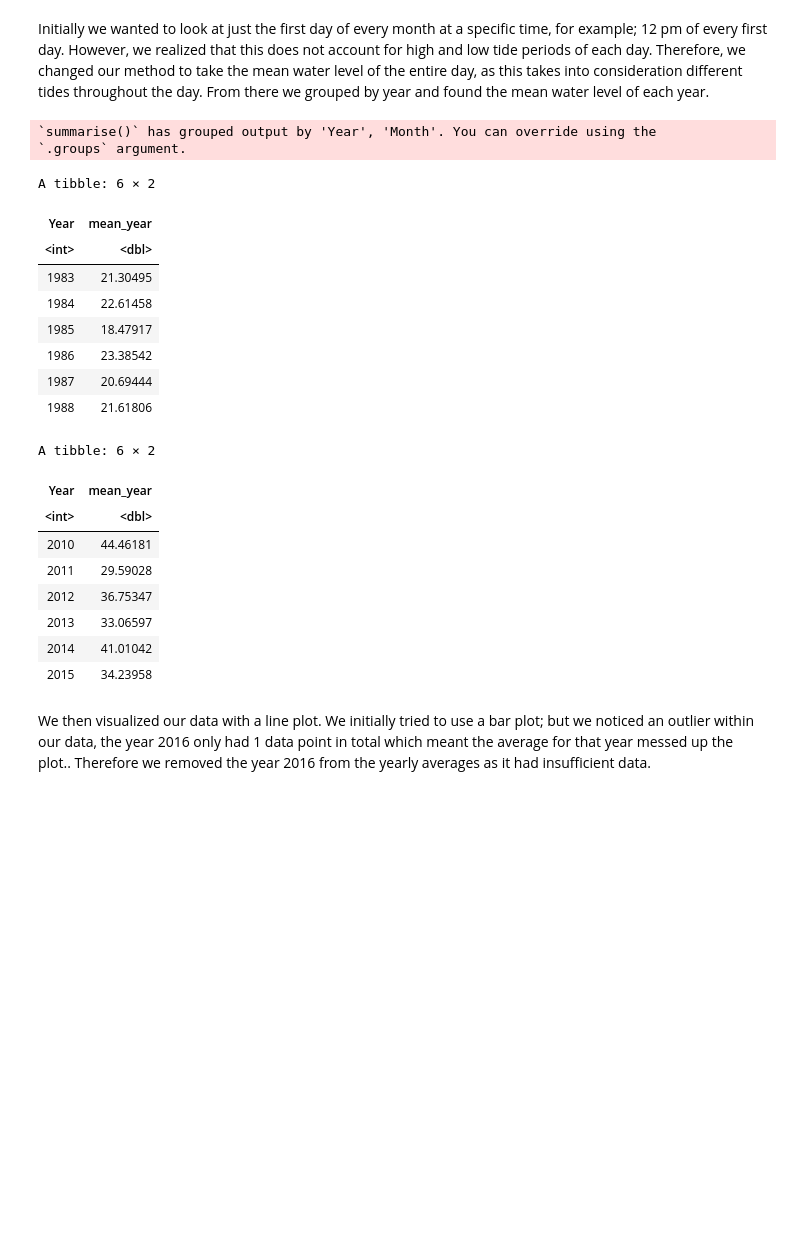
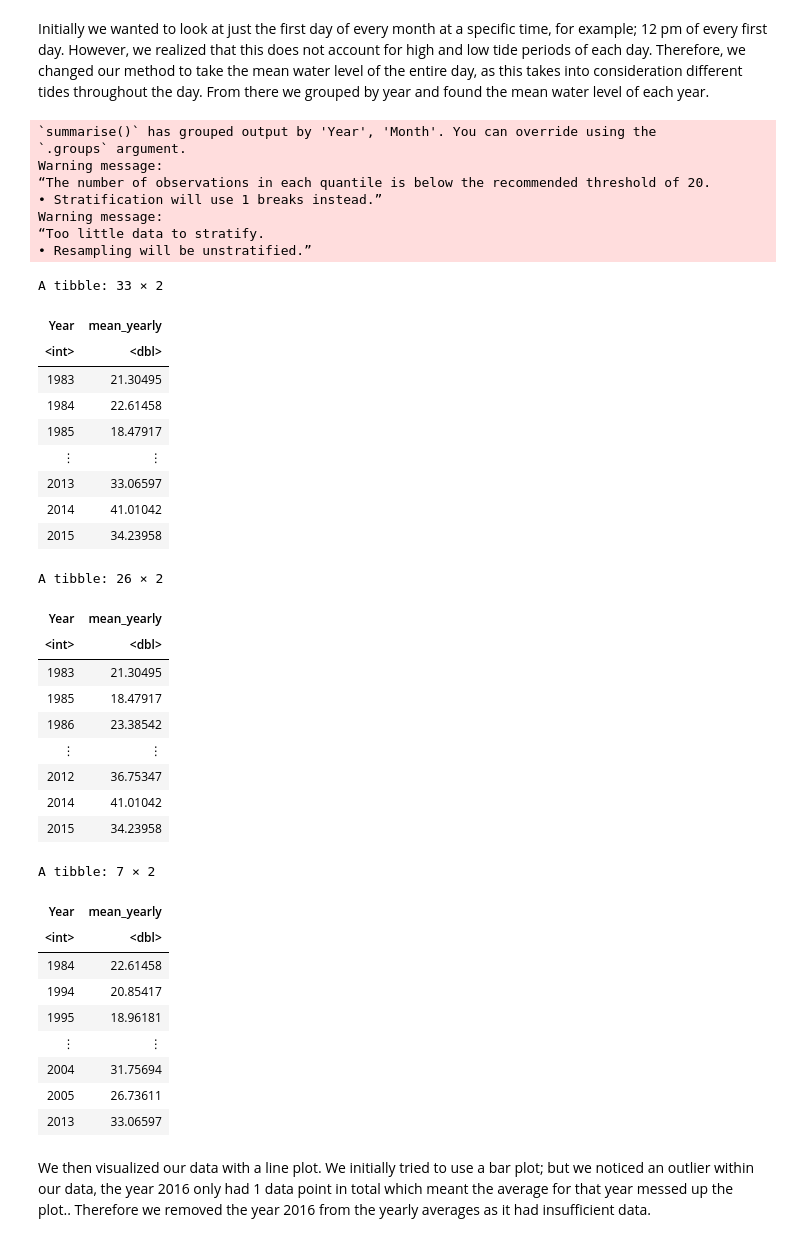
Before and after one commit to Applemyp/dsci100-group36-project, a Jupyter notebook: Project.ipynb, the cells around one changed output. Saved outputs shown, nothing was run; the diff lists cells and outputs as text; code cells hidden in the pictures; blank space fills up the shorter version.

```diff
--- a/Project.ipynb
+++ b/Project.ipynb
@@ -70,41 +61,66 @@ A tibble: 6 × 5
 # %% [markdown]
 Initially we wanted to look at just the first day of every month at a specific time, for example; 12 pm of every first day. However, we realized that this does not account for high and low tide periods of each day. Therefore, we changed our method to take the mean water level of the entire day, as this takes into consideration different tides throughout the day. From there we grouped by year and found the mean water level of each year.
 # %%
+set.seed(2000)
+
 filtered_data <- data |>
-filter( Day == "1")
+filter( Day == "1") |>
+filter( Year != "2016")
 
-mean_monthly_data <- filtered_data |>
+mean_daily_data <- filtered_data |>
 group_by(Year, Month, Day) |>
 summarize(mean_daily = mean(level))
 
-yearly_mean <- mean_monthly_data |>
+mean_yearly_data <- mean_daily_data |>
 group_by(Year) |>
-summarize(mean_year = mean(mean_daily)) |>
-slice(-34)
+summarize(mean_yearly = mean(mean_daily))
 
-head(yearly_mean)
-tail(yearly_mean)
+data_split <- initial_split(mean_yearly_data, prop = 0.8, strata = mean_yearly)
+training_data <- training(data_split)
+testing_data <- testing(data_split)
+
+mean_yearly_data
+training_data
+testing_data
 # %% [output]
 `summarise()` has grouped output by 'Year', 'Month'. You can override using the
 `.groups` argument.
+Warning message:
+“The number of observations in each quantile is below the recommended threshold of 20.
+• Stratification will use 1 breaks instead.”
+Warning message:
+“Too little data to stratify.
+• Resampling will be unstratified.”
-A tibble: 6 × 2
+A tibble: 33 × 2
-| Year | mean_year |
+| Year | mean_yearly |
 | <int> | <dbl> |
 | 1983 | 21.30495 |
 | 1984 | 22.61458 |
 | 1985 | 18.47917 |
-| 1986 | 23.38542 |
-| 1987 | 20.69444 |
-| 1988 | 21.61806 |
+| ⋮ | ⋮ |
+| 2013 | 33.06597 |
+| 2014 | 41.01042 |
+| 2015 | 34.23958 |
-A tibble: 6 × 2
+A tibble: 26 × 2
-| Year | mean_year |
+| Year | mean_yearly |
 | <int> | <dbl> |
-| 2010 | 44.46181 |
-| 2011 | 29.59028 |
+| 1983 | 21.30495 |
+| 1985 | 18.47917 |
+| 1986 | 23.38542 |
+| ⋮ | ⋮ |
 | 2012 | 36.75347 |
-| 2013 | 33.06597 |
 | 2014 | 41.01042 |
 | 2015 | 34.23958 |
+A tibble: 7 × 2
+| Year | mean_yearly |
+| <int> | <dbl> |
+| 1984 | 22.61458 |
+| 1994 | 20.85417 |
+| 1995 | 18.96181 |
+| ⋮ | ⋮ |
+| 2004 | 31.75694 |
+| 2005 | 26.73611 |
+| 2013 | 33.06597 |
 # %% [markdown]
 We then visualized our data with a line plot. We initially tried to use a bar plot; but we noticed an outlier within our data, the year 2016 only had 1 data point in total which meant the average for that year messed up the plot.. Therefore we removed the year 2016 from the yearly averages as it had insufficient data.
 # %%
```
Also changed, not shown: parts of 2 cells of this notebook.
